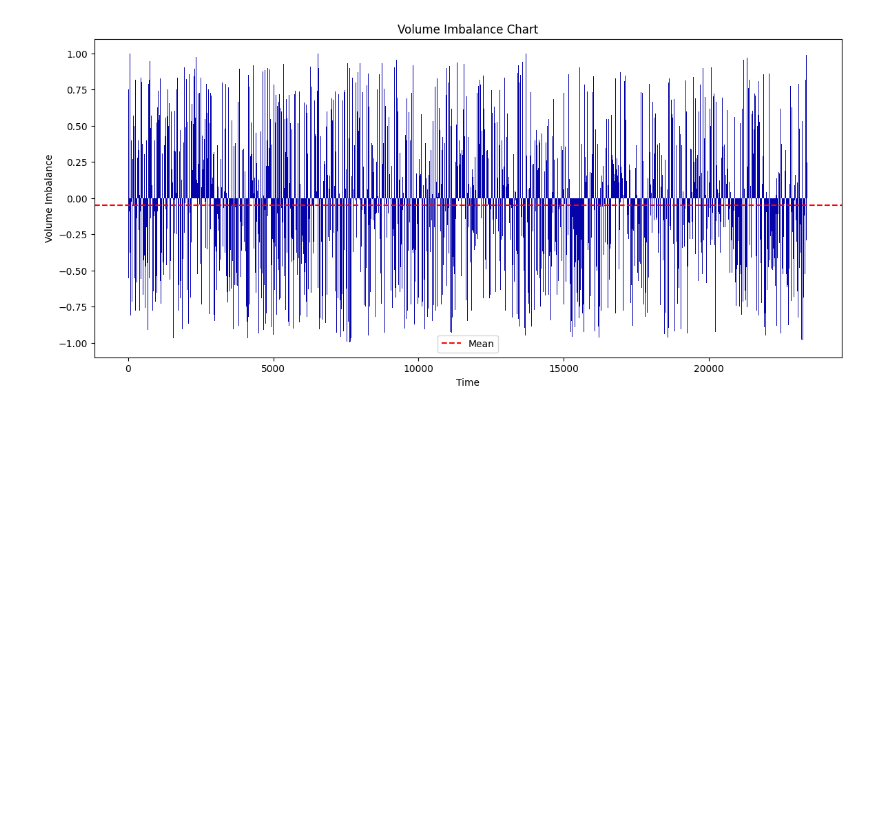
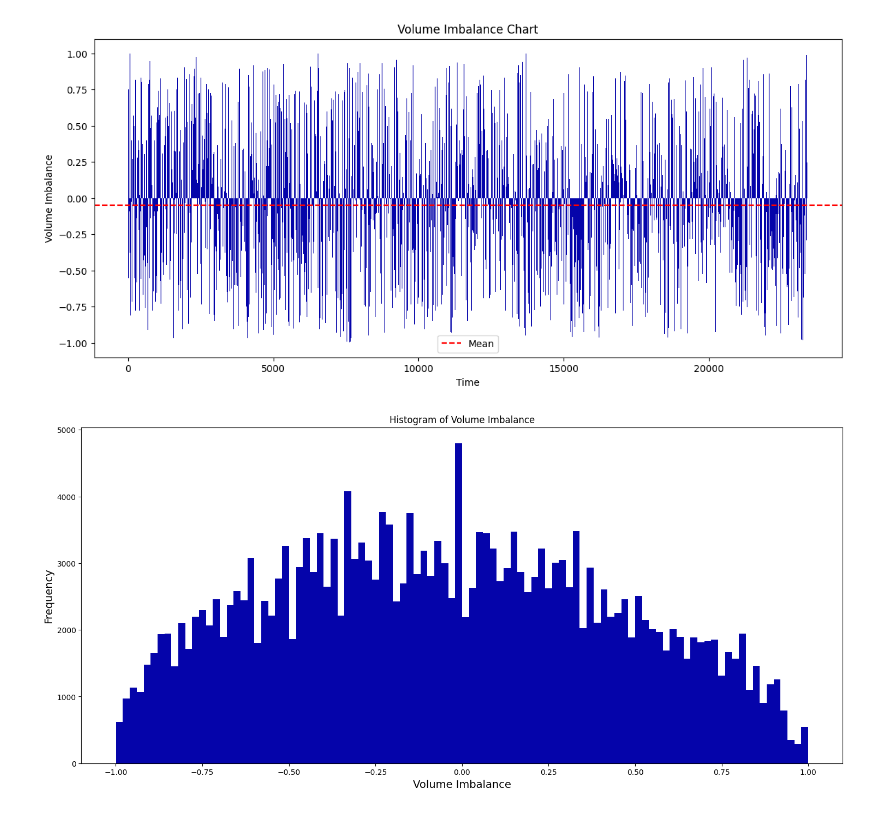
Before and after one commit to ROB-MRS/High-Frequency-Trading-Assignment-I, a Jupyter notebook: Question_I.ipynb, the cells around one changed output. Saved outputs shown, nothing was run; the diff lists cells and outputs as text; code cells hidden in the pictures; blank space fills up the shorter version.

```diff
--- a/Question_I.ipynb
+++ b/Question_I.ipynb
@@ -134,3 +185,12 @@ plt.legend()
 plt.show()
 # %% [output]
 [figure]
+# %%
+plt.figure(figsize=(18, 8))
+plt.hist(DATA['imbalance'], bins=100, color='#0504aa')
+plt.xlabel('Volume Imbalance', fontsize=14)
+plt.ylabel('Frequency', fontsize=14)
+plt.title('Histogram of Volume Imbalance')
+plt.show()
+# %% [output]
+[figure, added]
```
Also changed, not shown: parts of 3 cells of this notebook, 2 other files.
